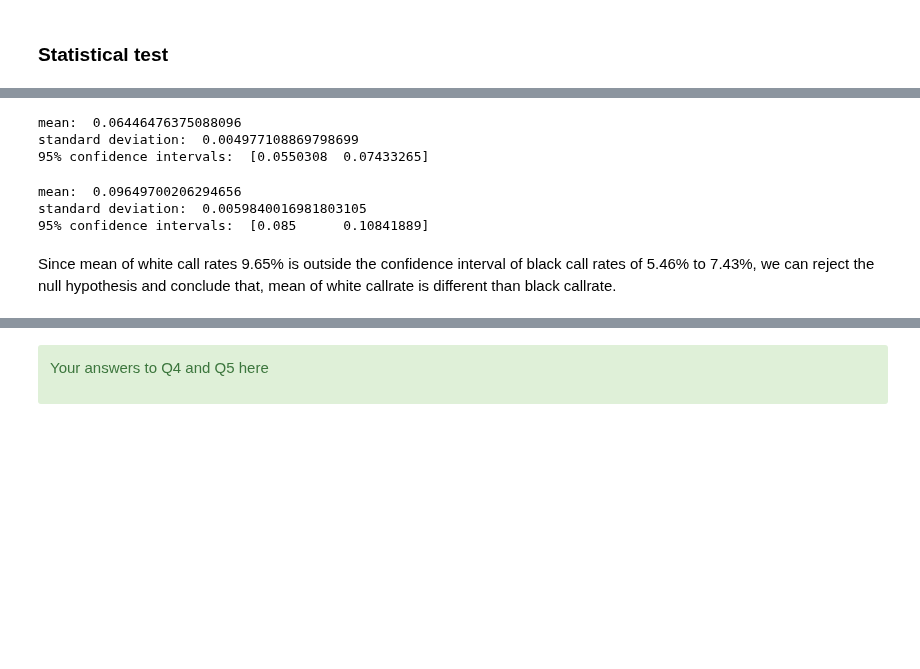
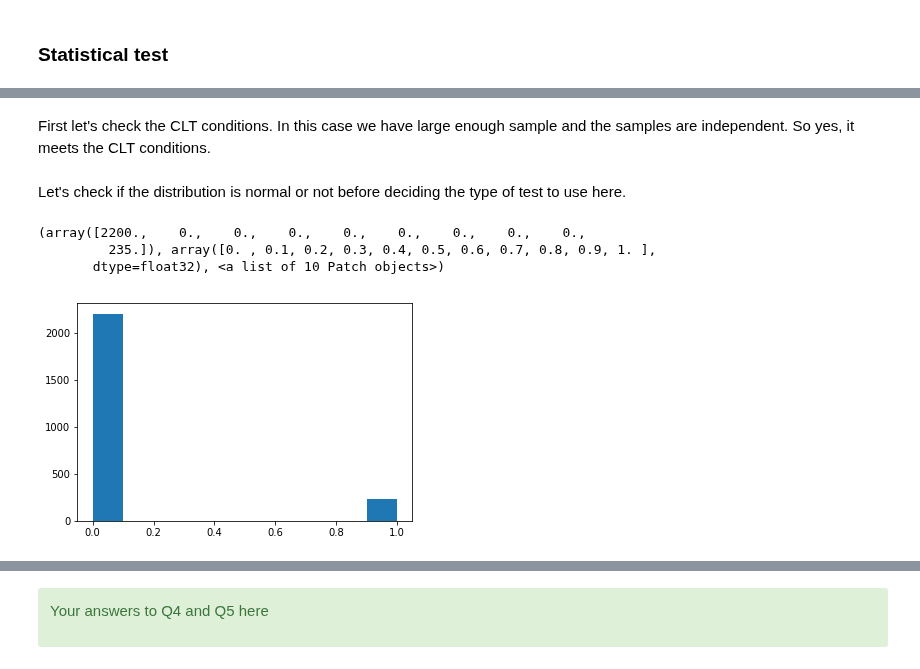
Before and after one commit to parasdoshicom/SpringboardDSIntensive, a Jupyter notebook: sliderule_dsi_inferential_statistics_exercise_2_with_answer.ipynb, the cells around one changed output, grey strips where cells are left out. Drawn from its saved outputs; the diff is of its cells as text; code cells hidden in the pictures; blank space fills up the shorter version.

```diff
--- a/sliderule_dsi_inferential_statistics_exercise_2_with_answer.ipynb
+++ b/sliderule_dsi_inferential_statistics_exercise_2_with_answer.ipynb
@@ -152,36 +126,11 @@ def draw_bs_reps(data, func, size=1):
-# %%
-b_callrates = b.call
-
-#resmample the sample 10,000 times and calculate the mean of all 10,000 samples
-
-bs_samples = draw_bs_reps(b_callrates, np.mean, 10000)
-#calculate the mean of distribution of means
-bs_mean = np.mean(bs_samples)
-#calculate the standard deviation of distribution of means
-bs_std = np.std(b_callrates) / np.sqrt(len(b_callrates))
-percentiles = np.percentile(bs_samples, [2.5,97.5])
-#calculate the 95% percentile
-print('mean: ',bs_mean,'\nstandard deviation: ', bs_std, '\n95% confidence intervals: ', percentiles)
-# %% [output]
-mean:  0.06446476375088096
-standard deviation:  0.004977108869798699
-95% confidence intervals:  [0.0550308  0.07433265]
-# %%
-w_callrates = w.call
-
-#resmample the sample 10,000 times and calculate the mean of all 10,000 samples
-
-bs_samples = draw_bs_reps(w_callrates, np.mean, 10000)
-#calculate the mean of distribution of means
-bs_mean = np.mean(bs_samples)
-#calculate the standard deviation of distribution of means
-bs_std = np.std(w_callrates) / np.sqrt(len(w_callrates))
-percentiles = np.percentile(bs_samples, [2.5,97.5])
-#calculate the 95% percentile
-print('mean: ',bs_mean,'\nstandard deviation: ', bs_std, '\n95% confidence intervals: ', percentiles)
-# %% [output]
-mean:  0.09649700206294656
-standard deviation:  0.0059840016981803105
-95% confidence intervals:  [0.085      0.10841889]
-# %% [markdown]
-Since mean of white call rates 9.65% is outside the confidence interval of black call rates of 5.46% to 7.43%, we can reject the null hypothesis and conclude that, mean of white callrate is different than black callrate.
+# %% [markdown]
+First let's check the CLT conditions. In this case we have large enough sample and the samples are independent. So yes, it meets the CLT conditions.
+# %% [markdown]
+Let's check if the distribution is normal or not before deciding the type of test to use here.
+# %%
+plt.hist(w.call)
+# %% [output]
+(array([2200.,    0.,    0.,    0.,    0.,    0.,    0.,    0.,    0.,
+         235.]), array([0. , 0.1, 0.2, 0.3, 0.4, 0.5, 0.6, 0.7, 0.8, 0.9, 1. ],
+       dtype=float32), <a list of 10 Patch objects>)
+[figure, added]
```
Also changed, not shown: parts of 16 cells of this notebook.
